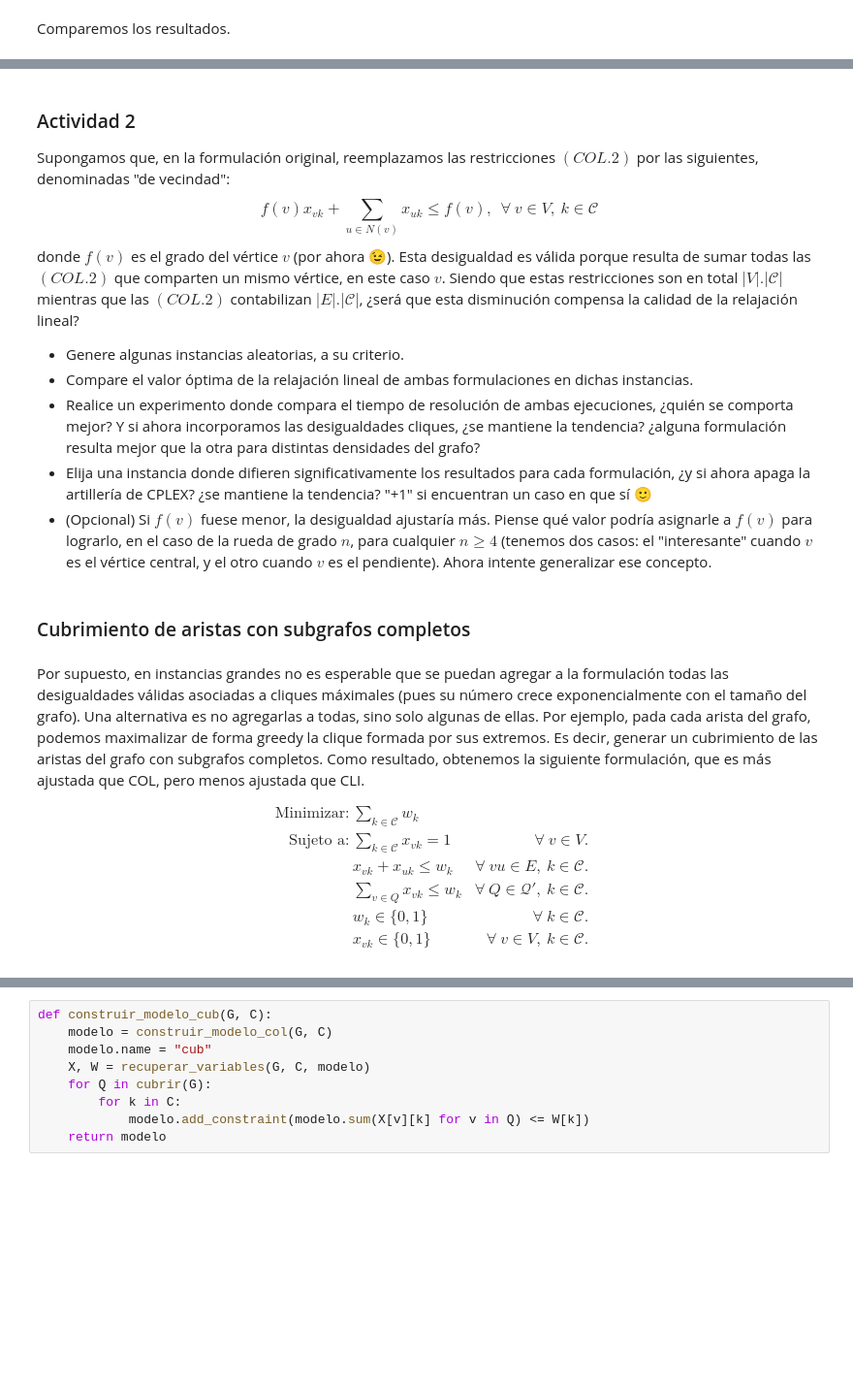
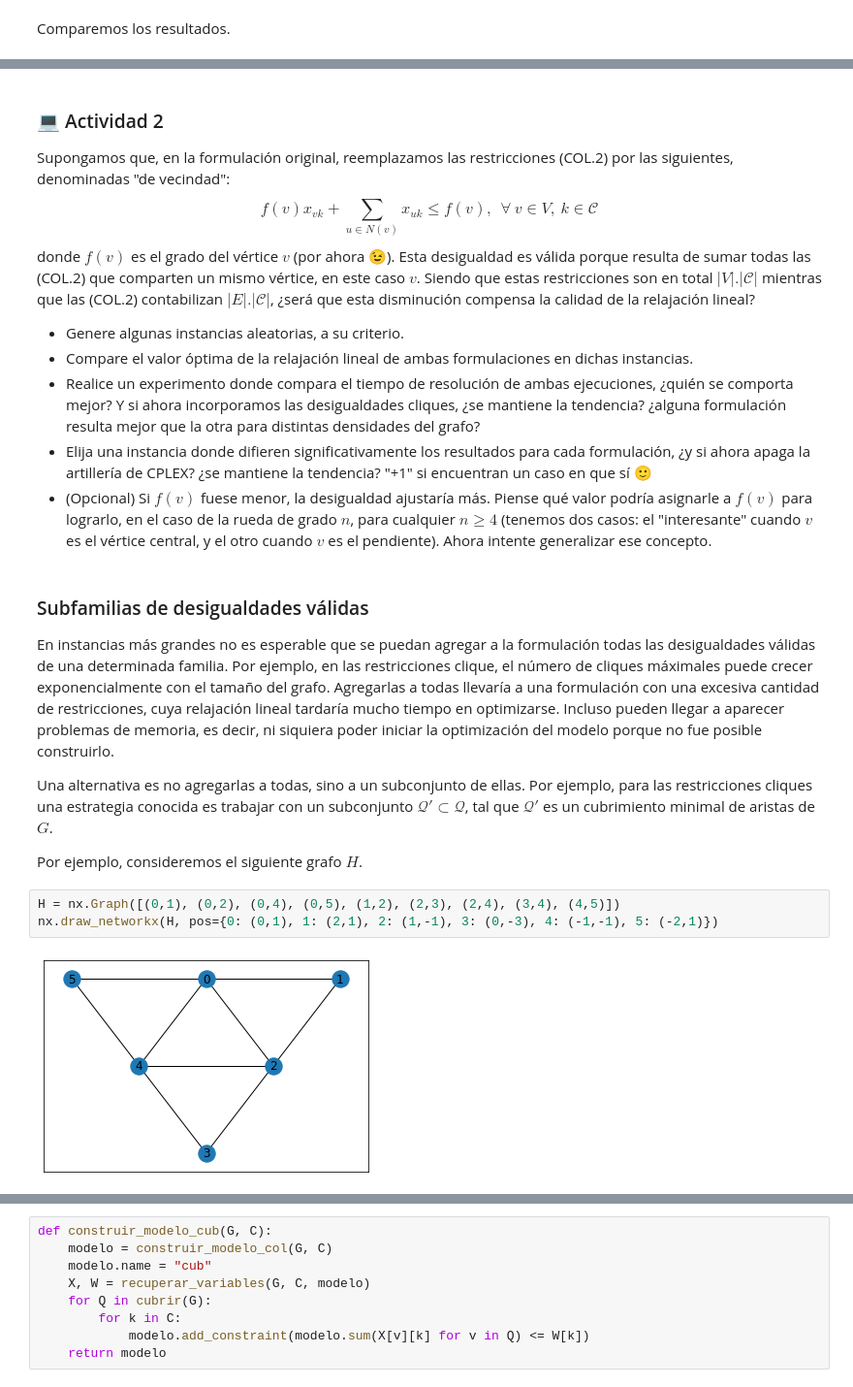
Before and after one commit to maurolucci/taller-cplex, a Jupyter notebook: notebook7.ipynb, the cells around one changed output, grey strips where cells are left out. Shown at 97% size. Drawn from its saved outputs; the diff is of its cells as text; blank space fills up the shorter version.

```diff
--- a/notebook7.ipynb
+++ b/notebook7.ipynb
@@ -530,26 +558,26 @@ ZeroDivisionError: float division by zero
 # %% [markdown]
-### Actividad 2
+### &#x1f4bb; Actividad 2
 
-Supongamos que, en la formulación original, reemplazamos las restricciones $(COL.2)$ por las siguientes, denominadas "de vecindad":
+Supongamos que, en la formulación original, reemplazamos las restricciones (COL.2) por las siguientes, denominadas "de vecindad":
 $$ f(v) x_{vk} + \sum_{u \in N(v)} x_{uk} \leq f(v),~~ \forall~v \in V,~k \in \mathcal C $$
 donde $f(v)$ es el grado del vértice $v$ (por ahora 😉).
-Esta desigualdad es válida porque resulta de sumar todas las $(COL.2)$ que comparten un mismo vértice, en este caso $v$.
-Siendo que estas restricciones son en total $|V|.|\mathcal C|$ mientras que las $(COL.2)$ contabilizan $|E|.|\mathcal C|$, ¿será que esta disminución compensa la calidad de la relajación lineal?
+Esta desigualdad es válida porque resulta de sumar todas las (COL.2) que comparten un mismo vértice, en este caso $v$.
+Siendo que estas restricciones son en total $|V|.|\mathcal C|$ mientras que las (COL.2) contabilizan $|E|.|\mathcal C|$, ¿será que esta disminución compensa la calidad de la relajación lineal?
 - Genere algunas instancias aleatorias, a su criterio.
 - Compare el valor óptima de la relajación lineal de ambas formulaciones en dichas instancias.
 - Realice un experimento donde compara el tiempo de resolución de ambas ejecuciones, ¿quién se comporta mejor? Y si ahora incorporamos las desigualdades cliques, ¿se mantiene la tendencia? ¿alguna formulación resulta mejor que la otra para distintas densidades del grafo?
 - Elija una instancia donde difieren significativamente los resultados para cada formulación, ¿y si ahora apaga la artillería de CPLEX? ¿se mantiene la tendencia? "+1" si encuentran un caso en que sí 🙂
 - (Opcional) Si $f(v)$ fuese menor, la desigualdad ajustaría más. Piense qué valor podría asignarle a $f(v)$ para lograrlo, en el caso de la rueda de grado $n$, para cualquier $n \geq 4$ (tenemos dos casos: el "interesante" cuando $v$ es el vértice central, y el otro cuando $v$ es el pendiente). Ahora intente generalizar ese concepto.
-# %% [markdown]
-### Cubrimiento de aristas con subgrafos completos
 # %% [markdown]
-Por supuesto, en instancias grandes no es esperable que se puedan agregar a la formulación todas las desigualdades válidas asociadas a cliques máximales (pues su número crece exponencialmente con el tamaño del grafo). Una alternativa es no agregarlas a todas, sino solo algunas de ellas. Por ejemplo, pada cada arista del grafo, podemos maximalizar de forma greedy la clique formada por sus extremos. Es decir, generar un cubrimiento de las aristas del grafo con subgrafos completos. Como resultado, obtenemos la siguiente formulación, que es más ajustada que COL, pero menos ajustada que CLI.
+### Subfamilias de desigualdades válidas
 
-\begin{align*}
-\text{Minimizar:} & \sum_{k \in \mathcal C}w_k \tag{CUB} \\
-\text{Sujeto a:} & \sum_{k \in \mathcal C} x_{vk} = 1 & \forall~v \in V. \tag{1}\\
-& x_{vk} + x_{uk} \leq w_k & \forall~vu \in E,~  k \in \mathcal C. \tag{2} \\
-& \sum_{v \in Q} x_{vk} \leq w_k & \forall~Q \in \mathcal Q',~  k \in \mathcal C. \tag{3} \\
-& w_k \in \{0,1\} & \forall~k \in \mathcal C.\\
-& x_{vk} \in \{0,1\} & \forall~v \in V,~k \in \mathcal C.
-\end{align*}
+En instancias más grandes no es esperable que se puedan agregar a la formulación todas las desigualdades válidas de una determinada familia. Por ejemplo, en las restricciones clique, el número de cliques máximales puede crecer exponencialmente con el tamaño del grafo. Agregarlas a todas llevaría a una formulación con una excesiva cantidad de restricciones, cuya relajación lineal tardaría mucho tiempo en optimizarse. Incluso pueden llegar a aparecer problemas de memoria, es decir, ni siquiera poder iniciar la optimización del modelo porque no fue posible construirlo.
+
+Una alternativa es no agregarlas a todas, sino a un subconjunto de ellas. Por ejemplo, para las restricciones cliques una estrategia conocida es trabajar con un subconjunto $\mathcal Q' \subset \mathcal Q$, tal que $\mathcal Q'$ es un cubrimiento minimal de aristas de $G$.
+
+Por ejemplo, consideremos el siguiente grafo $H$.
+# %%
+H = nx.Graph([(0,1), (0,2), (0,4), (0,5), (1,2), (2,3), (2,4), (3,4), (4,5)])
+nx.draw_networkx(H, pos={0: (0,1), 1: (2,1), 2: (1,-1), 3: (0,-3), 4: (-1,-1), 5: (-2,1)})
+# %% [output]
+[figure, added]
```
Also changed, not shown: parts of 72 cells of this notebook.
